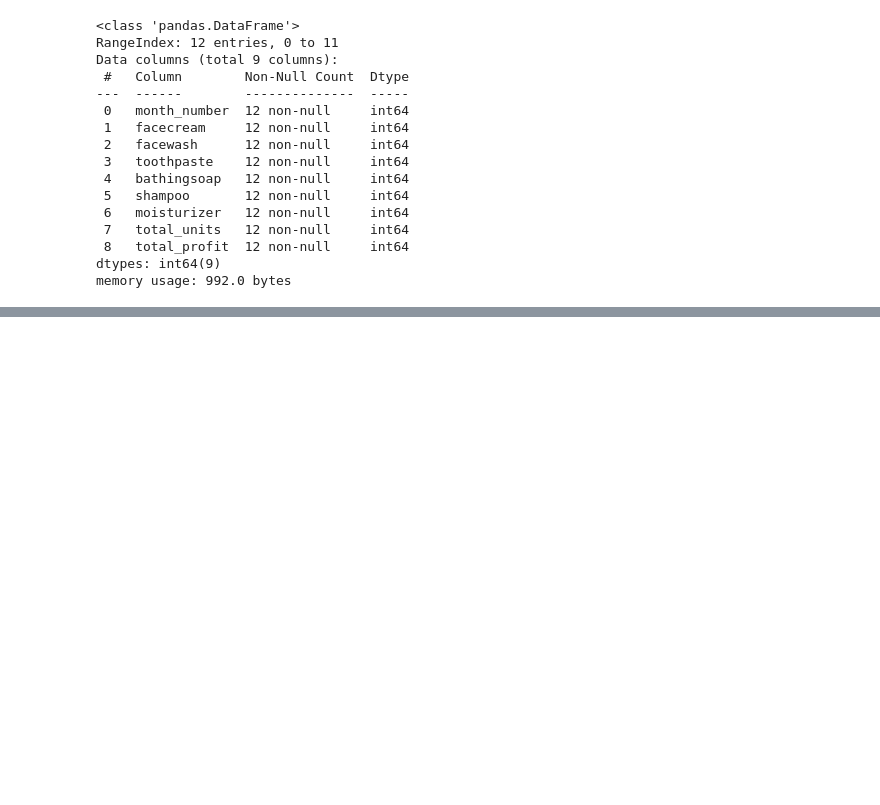
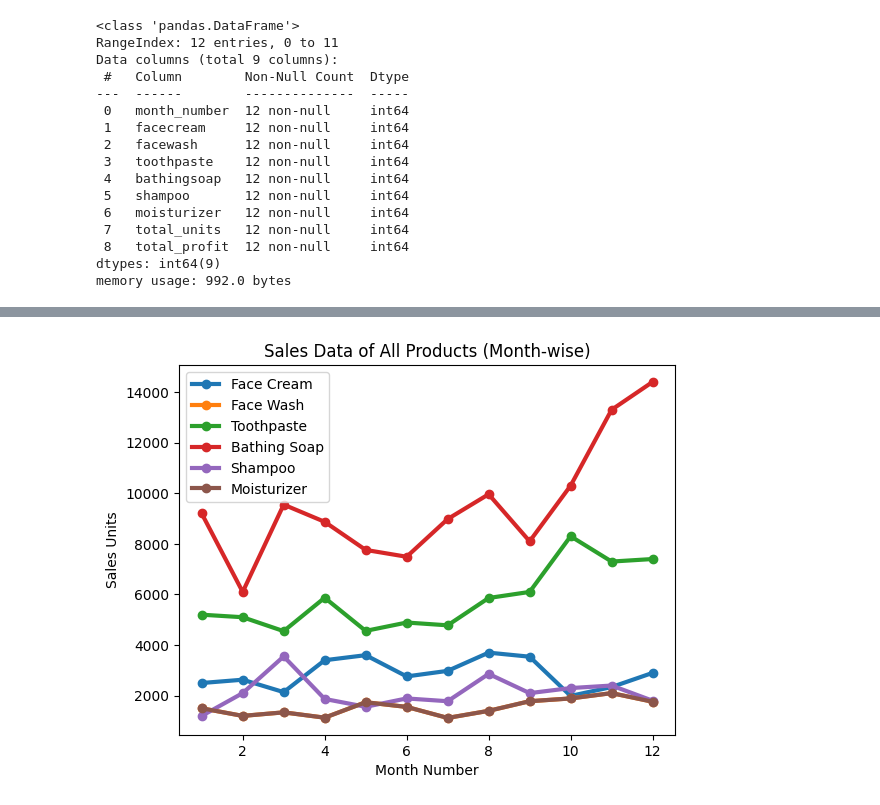
Before and after one commit to almacode1703/datascience-module, a Jupyter notebook: Lesson3/assignment.ipynb, the cells around one changed output, grey strips where cells are left out. Drawn from its saved outputs; the diff is of its cells as text; code cells hidden in the pictures; blank space fills up the shorter version.

```diff
--- a/Lesson3/assignment.ipynb
+++ b/Lesson3/assignment.ipynb
@@ -100,0 +108,21 @@ plt.show()
+# %%
+# Plot each product
+plt.plot(df["month_number"], df["facecream"], marker='o', linewidth=3, label="Face Cream")
+plt.plot(df["month_number"], df["facewash"], marker='o', linewidth=3, label="Face Wash")
+plt.plot(df["month_number"], df["toothpaste"], marker='o', linewidth=3, label="Toothpaste")
+plt.plot(df["month_number"], df["bathingsoap"], marker='o', linewidth=3, label="Bathing Soap")
+plt.plot(df["month_number"], df["shampoo"], marker='o', linewidth=3, label="Shampoo")
+plt.plot(df["month_number"], df["moisturizer"], marker='o', linewidth=3, label="Moisturizer")
+
+# Labels and title
+plt.xlabel("Month Number")
+plt.ylabel("Sales Units")
+plt.title("Sales Data of All Products (Month-wise)")
+
+# Legend
+plt.legend()
+
+# Show plot
+plt.show()
+# %% [output]
+[figure, added]
```
Also changed, not shown: parts of 2 cells of this notebook.
